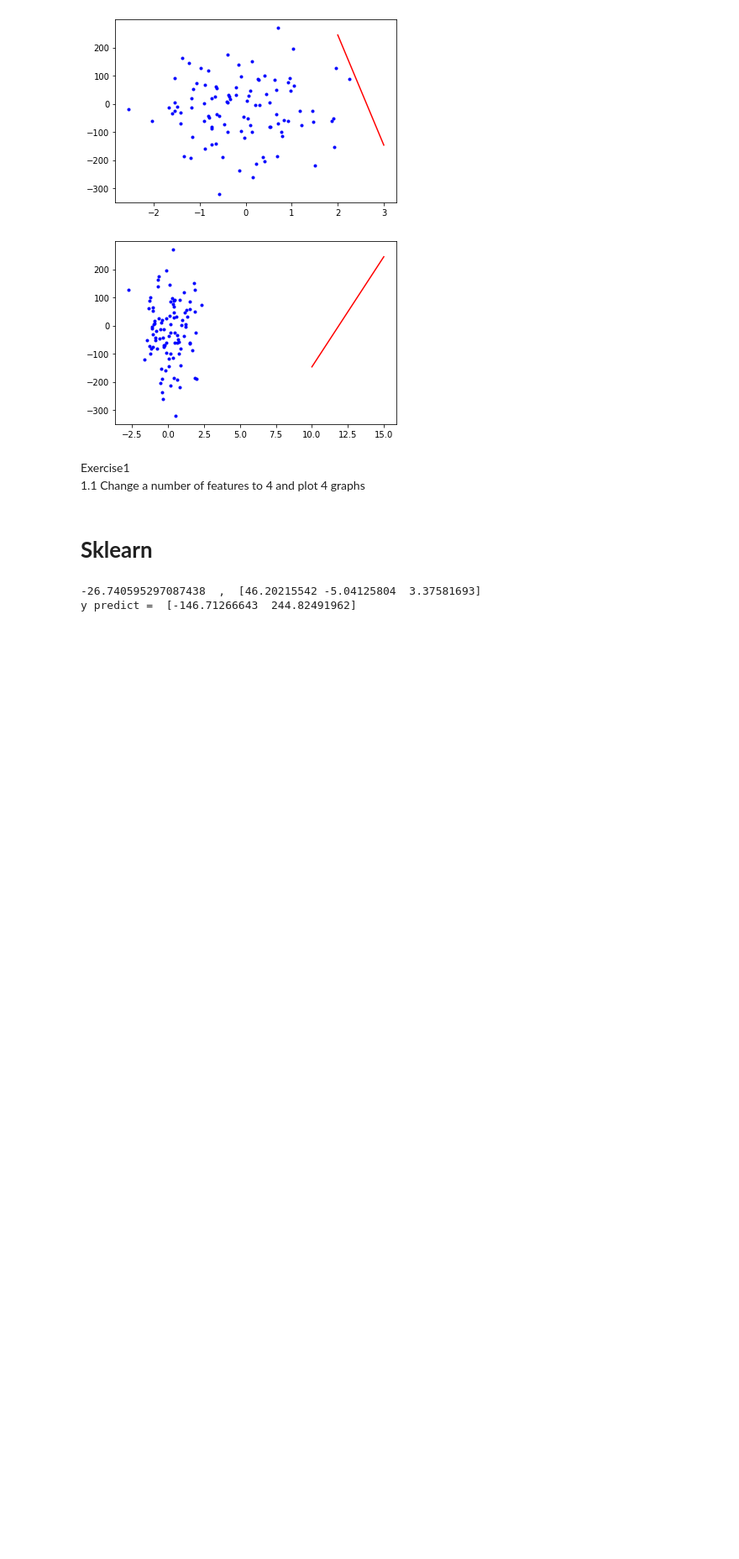
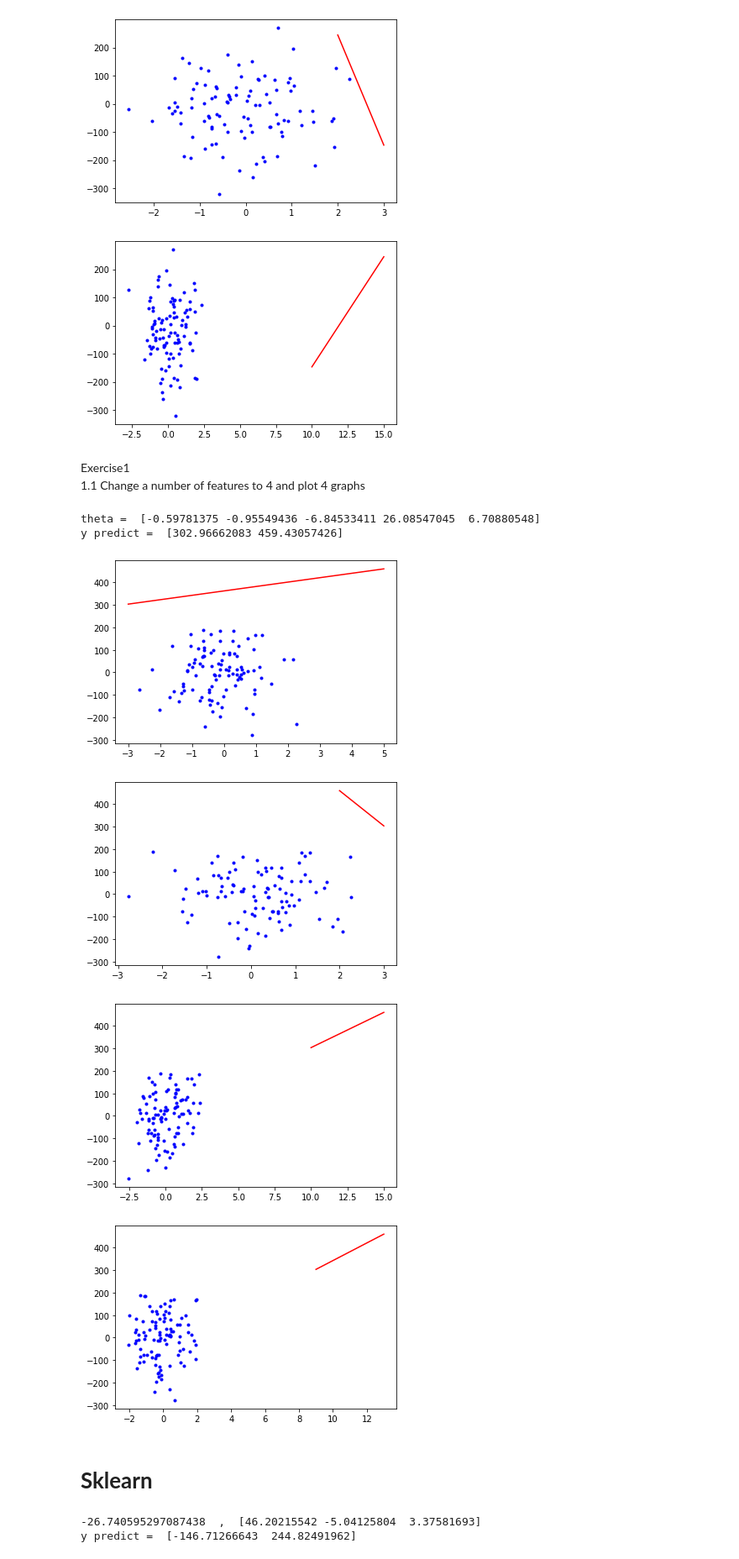
Before and after one commit to macgyver121/DADS6003, a Jupyter notebook: Week03-MLR/Lab3.ipynb, the cells around one changed output. Shown at 84% size. Cells and saved outputs as stored; diff of their text form; code cells hidden in the pictures; blank space fills up the shorter version.

```diff
--- a/Week03-MLR/Lab3.ipynb
+++ b/Week03-MLR/Lab3.ipynb
@@ -42,6 +42,46 @@ y predict =  [-146.71266643  244.82491962]
 # %% [markdown]
 Exercise1 <br>
 1.1 Change a number of features to 4 and plot 4 graphs
+# %%
+import numpy as np
+from sklearn.datasets import make_regression
+
+x, y = make_regression(n_samples=100, n_features=4, n_informative=1, random_state=0, noise=100)
+x_b = np.c_[np.ones((x.shape[0],1)),x]
+
+#call inverse function from linear algebra module
+theta_best = np.linalg.inv(x_b.T.dot(x_b)).dot(x_b.T).dot(y)
+print("theta = ", theta_best)
+
+#prediction
+x_n = np.array([[-3,3,10,9],[5,2,15,13]])
+x_n_b = np.c_[np.ones((x_n.shape[0],1)), x_n]
+y_p = x_n_b.dot(theta_best)
+print("y predict = ",y_p)
+
+import matplotlib.pyplot as plt
+plt.plot(x_n[:,0], y_p,"r-")
+plt.plot(x[:,0],y, "b.")
+plt.show()
+
+plt.plot(x_n[:,1], y_p,"r-")
+plt.plot(x[:,1],y, "b.")
+plt.show()
+
+plt.plot(x_n[:,2], y_p,"r-")
+plt.plot(x[:,2],y, "b.")
+plt.show()
+
+plt.plot(x_n[:,3], y_p,"r-")
+plt.plot(x[:,3],y, "b.")
+plt.show()
+# %% [output]
+theta =  [-0.59781375 -0.95549436 -6.84533411 26.08547045  6.70880548]
+y predict =  [302.96662083 459.43057426]
+[figure, added]
+[figure, added]
+[figure, added]
+[figure, added]
 # %% [markdown]
 # **Sklearn**
 # %%
```
Also changed, not shown: parts of 3 cells of this notebook.
